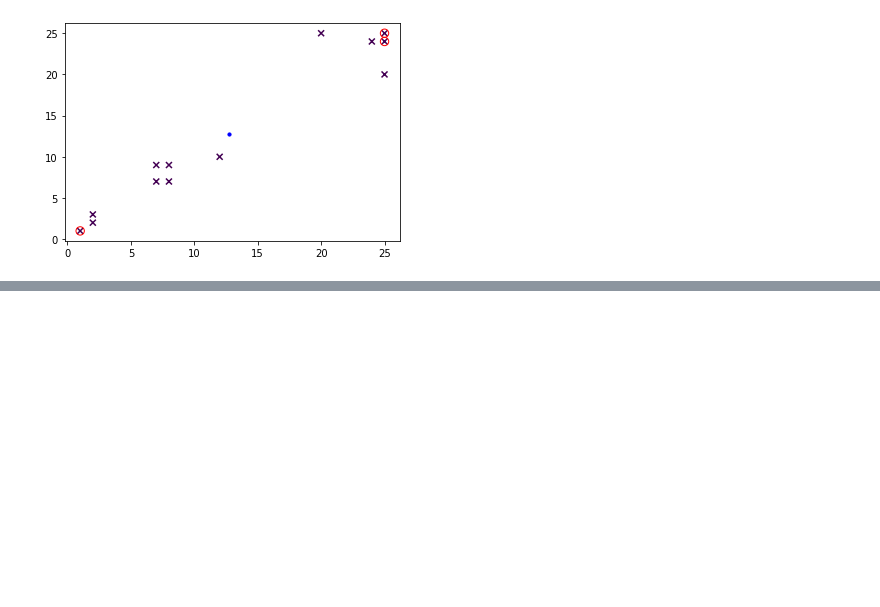
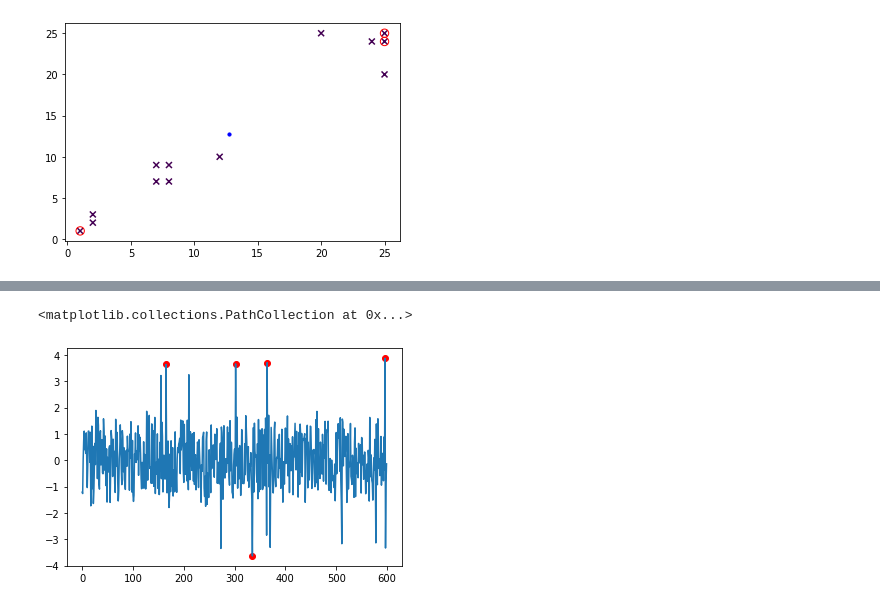
Before and after one commit to jeetshah0303/Artificialintelligence, a Jupyter notebook: PadLAB6.ipynb, the cells around one changed output, grey strips where cells are left out. Saved outputs shown, nothing was run; the diff lists cells and outputs as text; code cells hidden in the pictures; blank space fills up the shorter version.

```diff
--- a/PadLAB6.ipynb
+++ b/PadLAB6.ipynb
@@ -144,0 +227,6 @@ plt.scatter(*zip(*centroid),marker='o',facecolor='b',edgecolors='b',s=10)
+# %%
+plt.plot(x)
+plt.scatter(indexes,values,color='r')
+# %% [output]
+<matplotlib.collections.PathCollection at 0x...>
+[figure, added]
```
Also changed, not shown: parts of 24 cells of this notebook.
